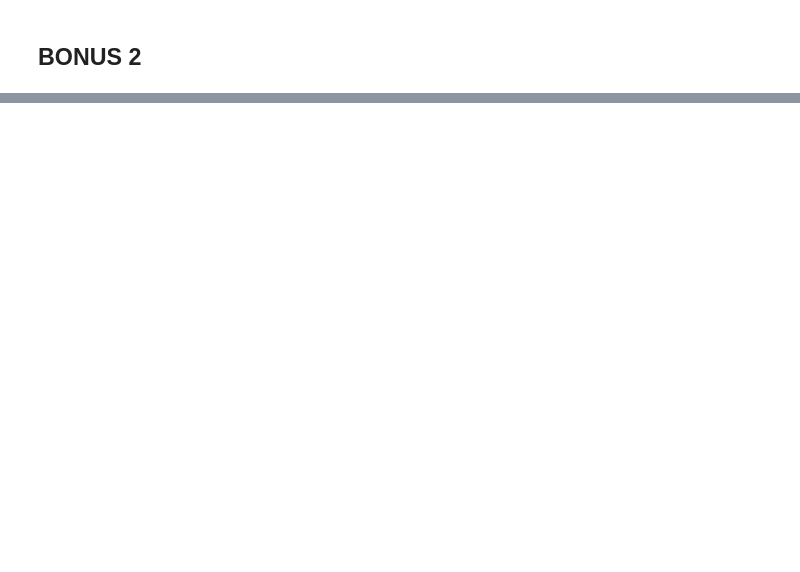
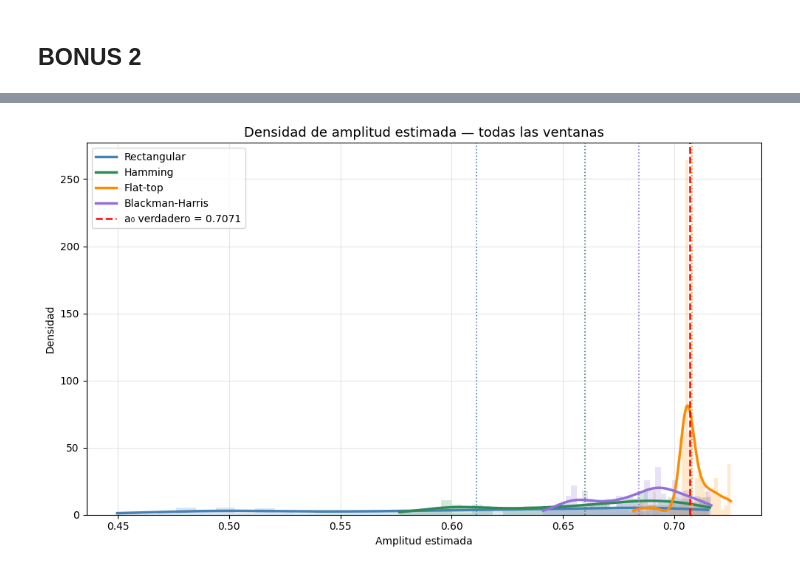
Before and after one commit to pguzmanUTN/PSD2026TESTBENCH, a Jupyter notebook: Semanal_5/Semanal.ipynb, the cells around one changed output, grey strips where cells are left out. Saved outputs shown, nothing was run; the diff lists cells and outputs as text; code cells hidden in the pictures; blank space fills up the shorter version.

```diff
--- a/Semanal_5/Semanal.ipynb
+++ b/Semanal_5/Semanal.ipynb
@@ -1114,0 +1178,22 @@ Blackman-Harris       -0.00001166     4.6832e-08    -0.00001166
+# %%
+fig, ax = plt.subplots(figsize=(10, 6))
+ax.set_title("Densidad de amplitud estimada — todas las ventanas", fontsize=13)
+
+for a, nombre, color in datos:
+    ax.hist(a, bins=30, color=color, alpha=0.2, edgecolor='none', density=True)
+
+    kde = gaussian_kde(a)
+    x_kde = np.linspace(a.min(), a.max(), 300)
+    ax.plot(x_kde, kde(x_kde), color=color, linewidth=2.5, label=nombre)
+    ax.axvline(np.mean(a), color=color, linestyle=':', linewidth=1.2)
+
+ax.axvline(a0, color='red', linestyle='--', linewidth=1.8, label=f'a₀ verdadero = {a0:.4f}')
+
+ax.set_xlabel("Amplitud estimada")
+ax.set_ylabel("Densidad")
+ax.legend()
+ax.grid(True, alpha=0.3)
+plt.tight_layout()
+plt.show()
+# %% [output]
+[figure, added]
```
Also changed, not shown: parts of 50 cells of this notebook.
